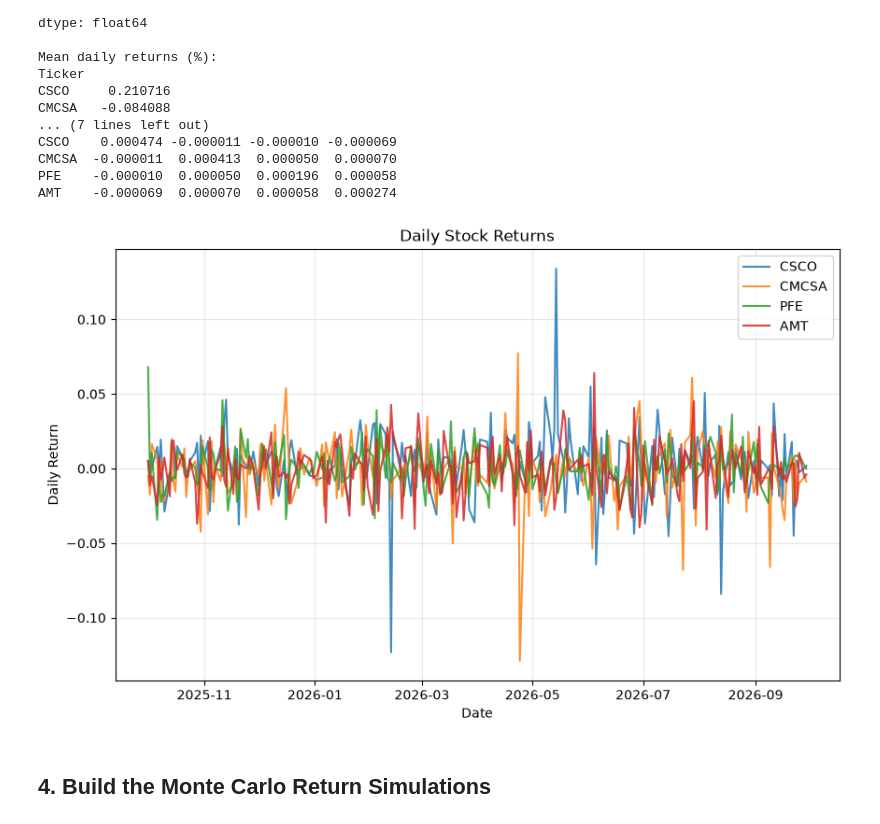
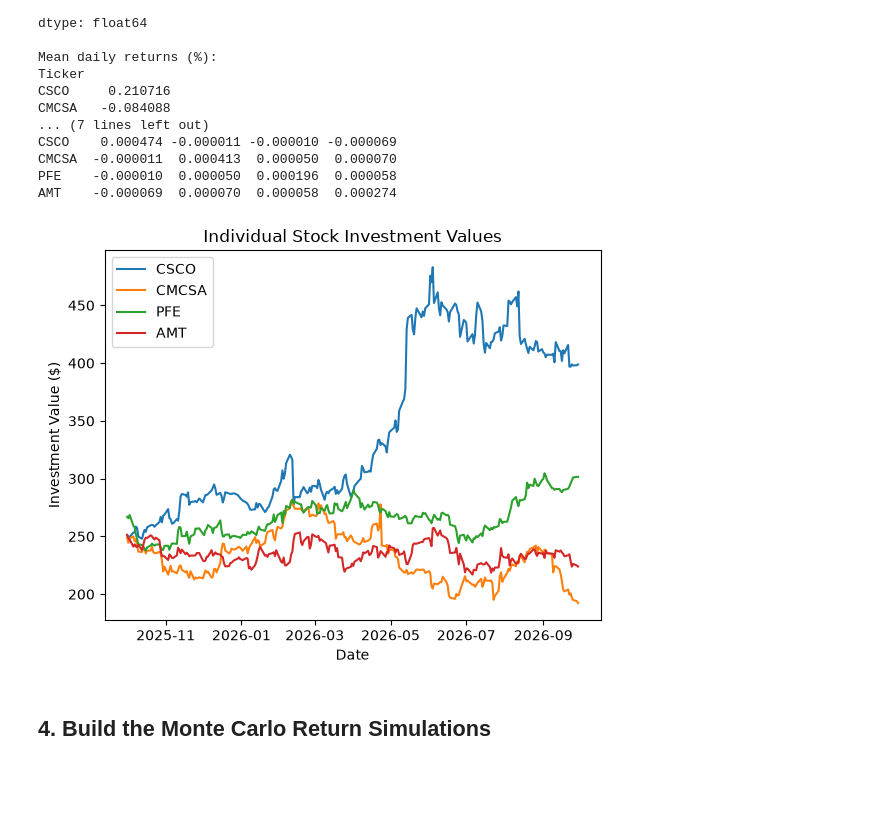
Before and after one commit to ahalbert36-bit/monteCarloPractice, a Jupyter notebook: MQF_Portfolio_Risk/notebook.ipynb, the cells around one changed output. Drawn from its saved outputs; the diff is of its cells as text; code cells hidden in the pictures; blank space fills up the shorter version.

Commit message:
simplified visuals

```diff
--- a/MQF_Portfolio_Risk/notebook.ipynb
+++ b/MQF_Portfolio_Risk/notebook.ipynb
@@ -137,24 +137,27 @@ CMCSA  -0.000011  0.000413  0.000050  0.000070
 PFE    -0.000010  0.000050  0.000196  0.000058
 AMT    -0.000069  0.000070  0.000058  0.000274
 # %%
-def plot_stock_prices(stock_returns): # graphing stock prices
+# Visual 1
 
-    fig, ax = plt.subplots(figsize=(10, 6))
+def plot_stock_prices(stock_returns, weights, initial_portfolio):
 
-    for col in stock_returns.columns:
-        ax.plot(stock_returns.index, stock_returns[col], label=col, alpha=0.85, lw=1.5)
+    weights = np.asarray(weights)
+    initial_values = initial_portfolio * weights
 
-    ax.set_title('Daily Stock Returns')
-    ax.set_ylabel('Daily Return')
-    ax.set_xlabel('Date')
-    ax.legend()
-    ax.grid(alpha=0.3)
+    stock_values = initial_values * (1 + stock_returns).cumprod()
 
+    for col in stock_values.columns:
+        plt.plot(stock_values.index, stock_values[col], label=col)
+
+    plt.title('Individual Stock Investment Values')
+    plt.xlabel('Date')
+    plt.ylabel('Investment Value ($)')
+    plt.legend()
     plt.show()
 
-plot_stock_prices(stock_returns)
+plot_stock_prices(stock_returns, weights, initial_portfolio)
 # %% [output]
-[figure, old version]
+[figure, new version]
 # %% [markdown]
 ## 4. Build the Monte Carlo Return Simulations
 # %% [markdown]
```
Also changed, not shown: parts of 7 cells of this notebook.
